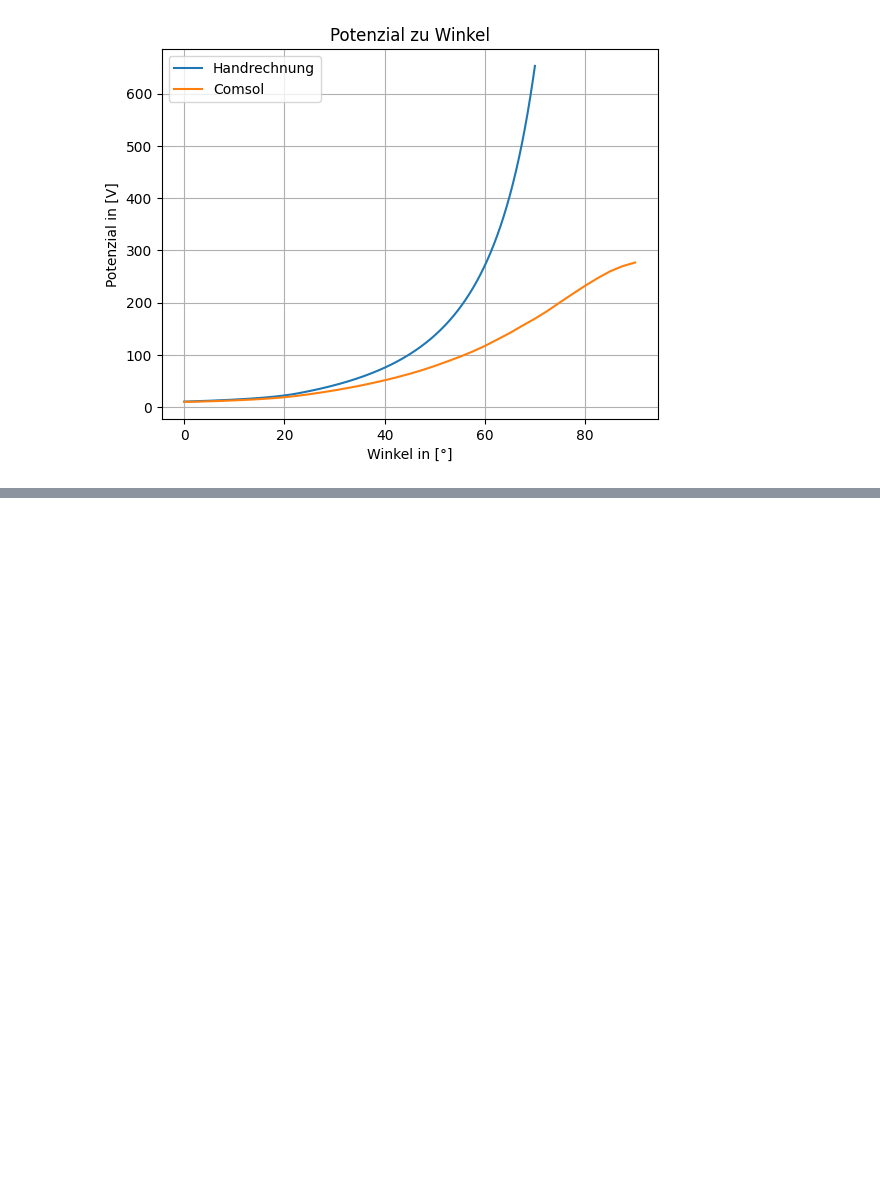
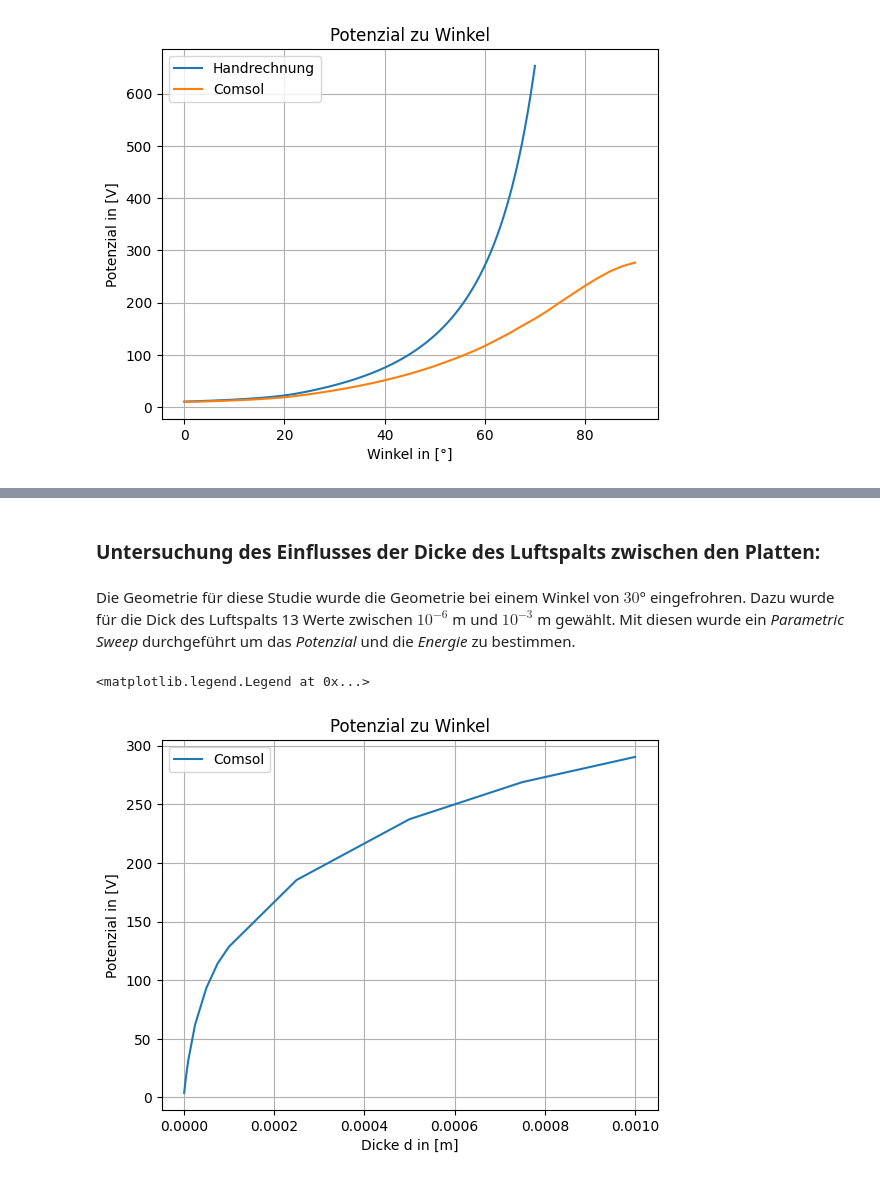
Before and after one commit to HansPeter21/COP_Elektrostatik, a Jupyter notebook: Projekt_ES_Albertin_Schegg.ipynb, the cells around one changed output, grey strips where cells are left out. Cells and saved outputs as stored; diff of their text form; code cells hidden in the pictures; blank space fills up the shorter version.

Commit message:
Dicke

```diff
--- a/Projekt_ES_Albertin_Schegg.ipynb
+++ b/Projekt_ES_Albertin_Schegg.ipynb
@@ -218,0 +229,18 @@ plt.legend()
+# %% [markdown]
+### Untersuchung des Einflusses der Dicke des Luftspalts zwischen den Platten:
+# %% [markdown]
+Die Geometrie für diese Studie wurde die Geometrie bei einem Winkel von $30$° eingefrohren. Dazu wurde für die Dick des Luftspalts 13 Werte zwischen $10^{-6}$ m und $10^{-3}$ m gewählt. Mit diesen wurde ein *Parametric Sweep* durchgeführt um das *Potenzial* und die *Energie* zu bestimmen.
+# %%
+Phid = pd.read_csv("./Daten/PotenzialDicke.csv") # Potenzial abhähngig von der Dicke mit Comsol berechnet
+Wd = pd.read_csv("./Daten/EnergieDicke.csv") #Energie abhängig von der Dicke mit Comsol berechnet
+Md = pd.read_csv("./Daten/DrehmomentDicke.csv") #Energie abhängig von der Dicke mit Comsol berechnet
+# %%
+plt.plot(Phid["d (m)"], Phid["Electric potential (V), Potential bewegliche Platte"], label= "Comsol")
+plt.grid()
+plt.ylabel("Potenzial in [V]")
+plt.xlabel("Dicke d in [m]")
+plt.title("Potenzial zu Winkel")
+plt.legend()
+# %% [output]
+<matplotlib.legend.Legend at 0x...>
+[figure, added]
```
Also changed, not shown: parts of 6 cells of this notebook, 3 other files.
